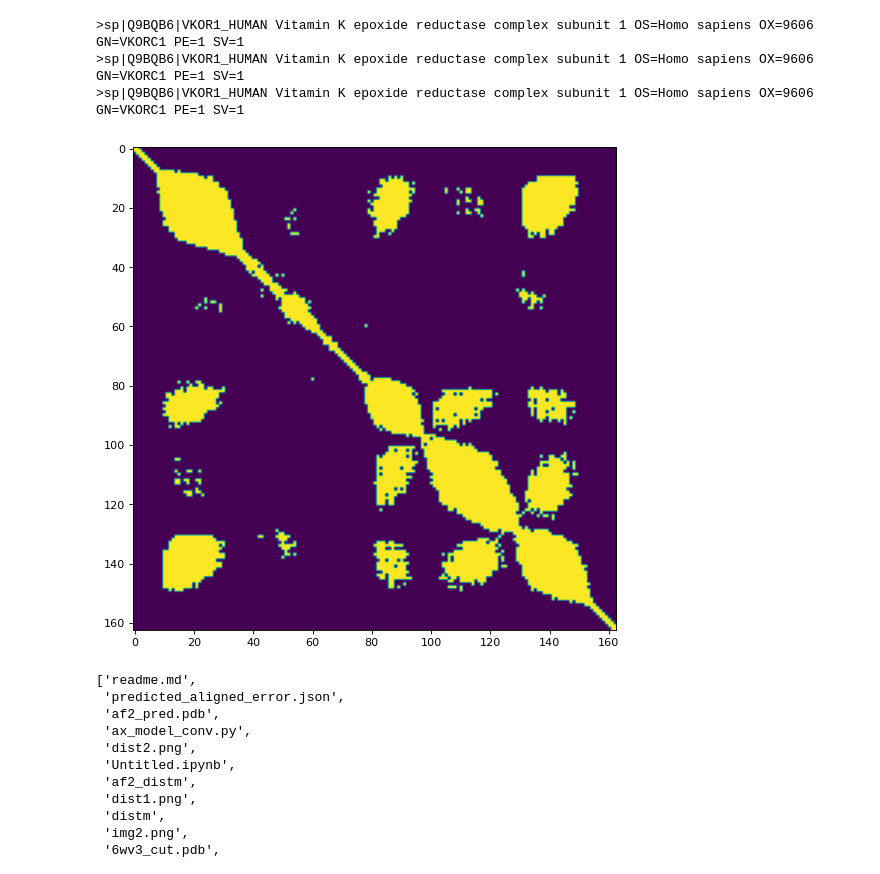
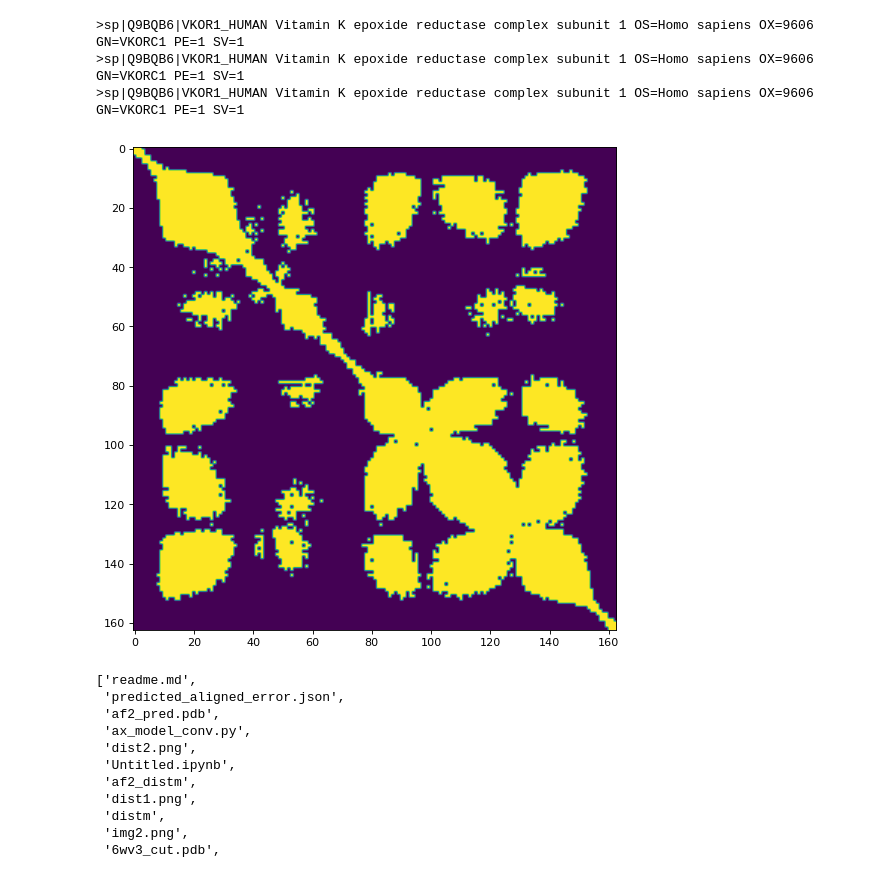
Before and after one commit to ychuhp/scoring_random_omega, a Jupyter notebook: Untitled.ipynb, the cells around one changed output. Cells and saved outputs as stored; diff of their text form; code cells hidden in the pictures.

```diff
--- a/Untitled.ipynb
+++ b/Untitled.ipynb
@@ -55,11 +55,11 @@ B = C.clamp(0,26)
 # %%
 #util.plot_image(error)
 
 #util.plot_image(A)
-util.plot_image(A<7)
+util.plot_image(A<10)
 #torch.save( (A<20), 'confidence_mask' )
 # %% [output]
-[figure, old version]
+[figure, new version]
 # %%
 #util.plot_image( (A<15)*B )
 #util.plot_image( (A<10) )
```
Also changed, not shown: parts of 3 cells of this notebook, 17 other files.
